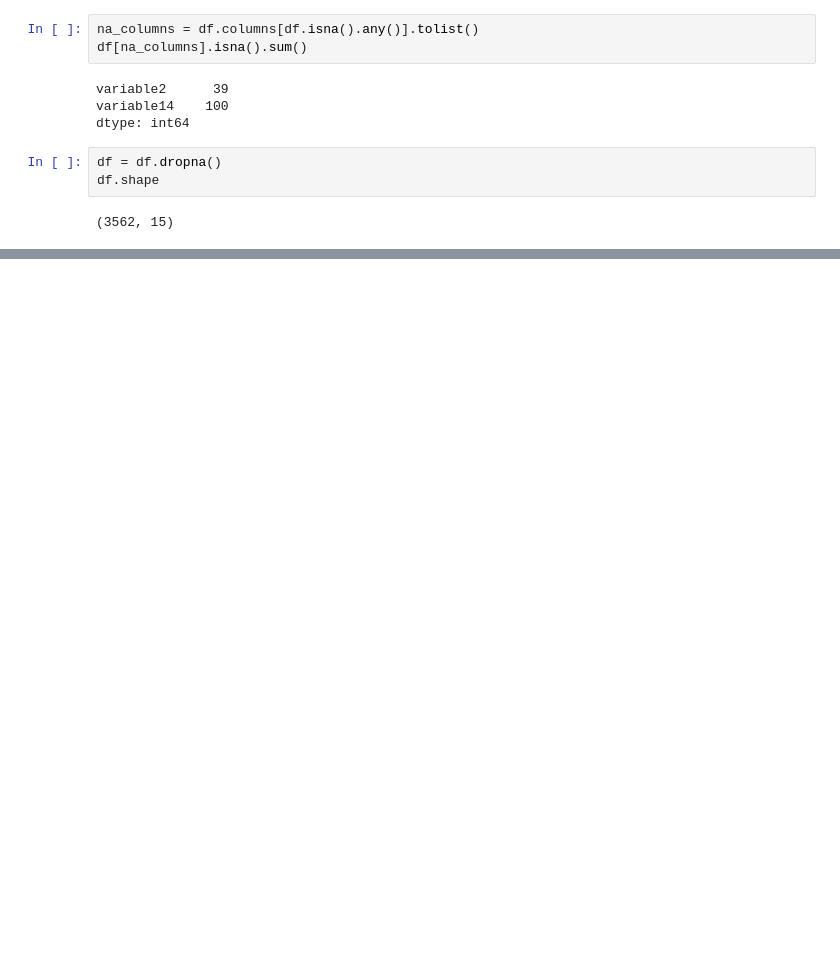
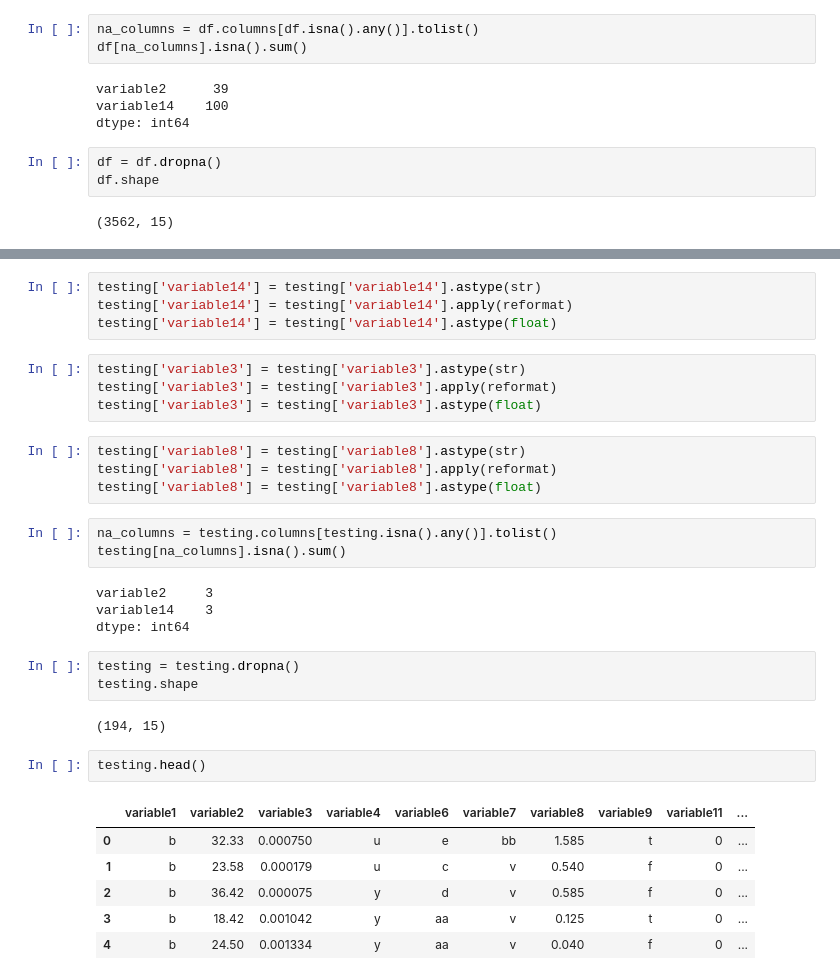
Before and after one commit to ahmedhamdi96/BC, a Jupyter notebook: main.ipynb, the cells around one changed output, grey strips where cells are left out. Saved outputs shown, nothing was run; the diff lists cells and outputs as text; blank space fills up the shorter version.

```diff
--- a/main.ipynb
+++ b/main.ipynb
@@ -259,0 +342,33 @@ df.head()
+# %%
+testing['variable14'] = testing['variable14'].astype(str)
+testing['variable14'] = testing['variable14'].apply(reformat)
+testing['variable14'] = testing['variable14'].astype(float)
+# %%
+testing['variable3'] = testing['variable3'].astype(str)
+testing['variable3'] = testing['variable3'].apply(reformat)
+testing['variable3'] = testing['variable3'].astype(float)
+# %%
+testing['variable8'] = testing['variable8'].astype(str)
+testing['variable8'] = testing['variable8'].apply(reformat)
+testing['variable8'] = testing['variable8'].astype(float)
+# %%
+na_columns = testing.columns[testing.isna().any()].tolist()
+testing[na_columns].isna().sum()
+# %% [output]
+variable2     3
+variable14    3
+dtype: int64
+# %%
+testing = testing.dropna()
+testing.shape
+# %% [output]
+(194, 15)
+# %%
+testing.head()
+# %% [output]
+|  | variable1 | variable2 | variable3 | variable4 | variable6 | variable7 | variable8 | variable9 | variable11 | ... |
+| 0 | b | 32.33 | 0.000750 | u | e | bb | 1.585 | t | 0 | ... |
+| 1 | b | 23.58 | 0.000179 | u | c | v | 0.540 | f | 0 | ... |
+| 2 | b | 36.42 | 0.000075 | y | d | v | 0.585 | f | 0 | ... |
+| 3 | b | 18.42 | 0.001042 | y | aa | v | 0.125 | t | 0 | ... |
+| 4 | b | 24.50 | 0.001334 | y | aa | v | 0.040 | f | 0 | ... |
```
Also changed, not shown: parts of 54 cells of this notebook.
